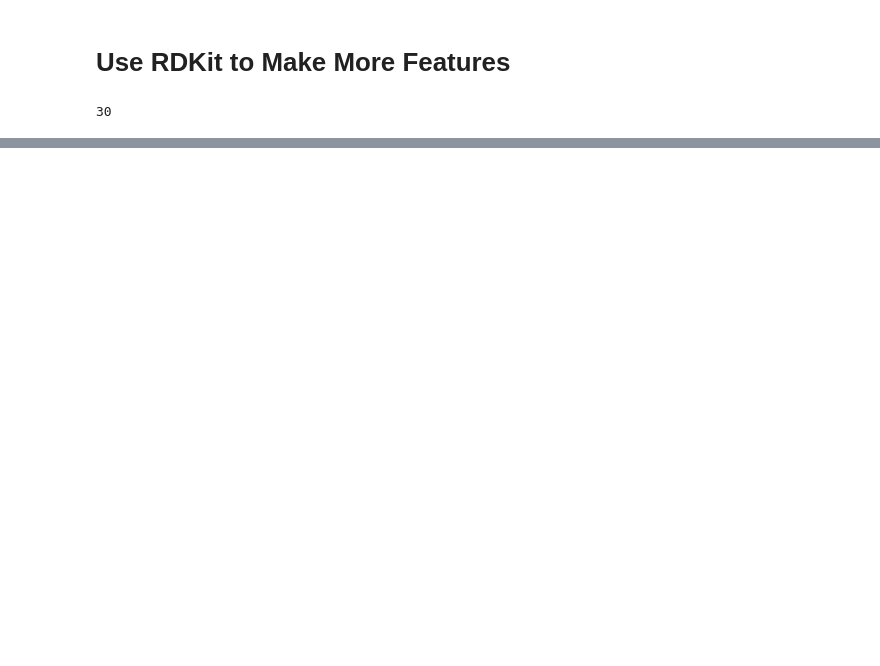
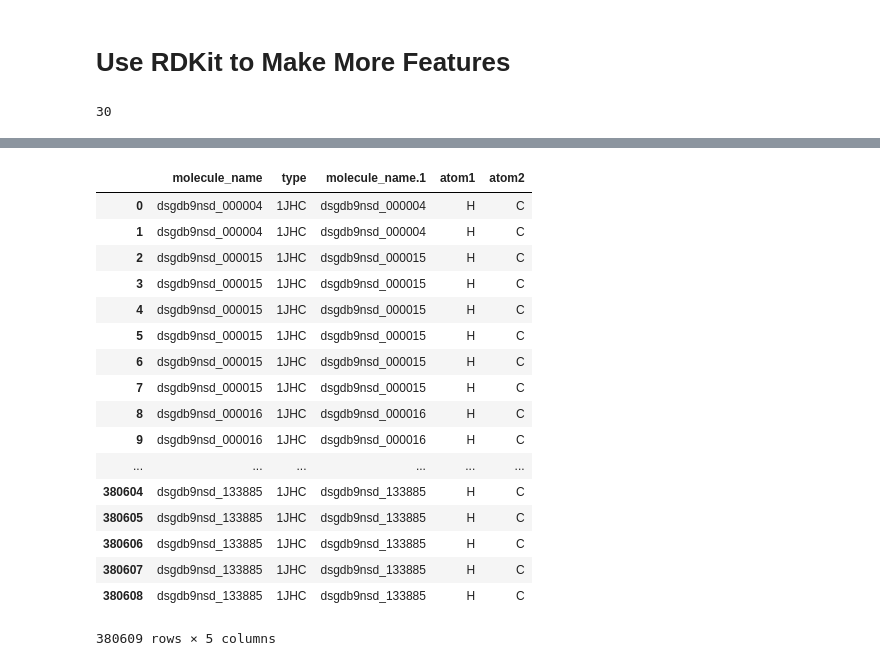
Before and after one commit to RobMulla/kaggle-champs-2019, a Jupyter notebook: notebooks/FE020-RDKit.ipynb, the cells around one changed output, grey strips where cells are left out. Drawn from its saved outputs; the diff is of its cells as text; code cells hidden in the pictures; blank space fills up the shorter version.

```diff
--- a/notebooks/FE020-RDKit.ipynb
+++ b/notebooks/FE020-RDKit.ipynb
@@ -203,0 +326,2 @@ train.head()
+# %%
+df = pd.read_parquet('../data/FE020/FE020-test-1JHC.parquet')
@@ -203,0 +338,21 @@ train.head()
+# %%
+df.select_dtypes('object')
+# %% [output]
+|  | molecule_name | type | molecule_name.1 | atom1 | atom2 |
+| 0 | dsgdb9nsd_000004 | 1JHC | dsgdb9nsd_000004 | H | C |
+| 1 | dsgdb9nsd_000004 | 1JHC | dsgdb9nsd_000004 | H | C |
+| 2 | dsgdb9nsd_000015 | 1JHC | dsgdb9nsd_000015 | H | C |
+| 3 | dsgdb9nsd_000015 | 1JHC | dsgdb9nsd_000015 | H | C |
+| 4 | dsgdb9nsd_000015 | 1JHC | dsgdb9nsd_000015 | H | C |
+| 5 | dsgdb9nsd_000015 | 1JHC | dsgdb9nsd_000015 | H | C |
+| 6 | dsgdb9nsd_000015 | 1JHC | dsgdb9nsd_000015 | H | C |
+| 7 | dsgdb9nsd_000015 | 1JHC | dsgdb9nsd_000015 | H | C |
+| 8 | dsgdb9nsd_000016 | 1JHC | dsgdb9nsd_000016 | H | C |
+| 9 | dsgdb9nsd_000016 | 1JHC | dsgdb9nsd_000016 | H | C |
+| ... | ... | ... | ... | ... | ... |
+| 380604 | dsgdb9nsd_133885 | 1JHC | dsgdb9nsd_133885 | H | C |
+| 380605 | dsgdb9nsd_133885 | 1JHC | dsgdb9nsd_133885 | H | C |
+| 380606 | dsgdb9nsd_133885 | 1JHC | dsgdb9nsd_133885 | H | C |
+| 380607 | dsgdb9nsd_133885 | 1JHC | dsgdb9nsd_133885 | H | C |
+| 380608 | dsgdb9nsd_133885 | 1JHC | dsgdb9nsd_133885 | H | C |
+380609 rows × 5 columns
```
Also changed, not shown: parts of 17 cells of this notebook, 4 other files.
